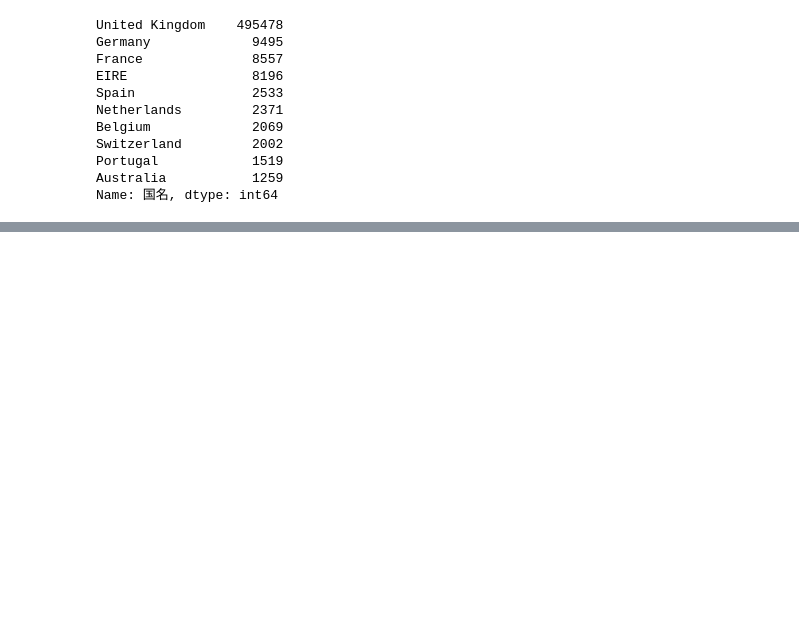
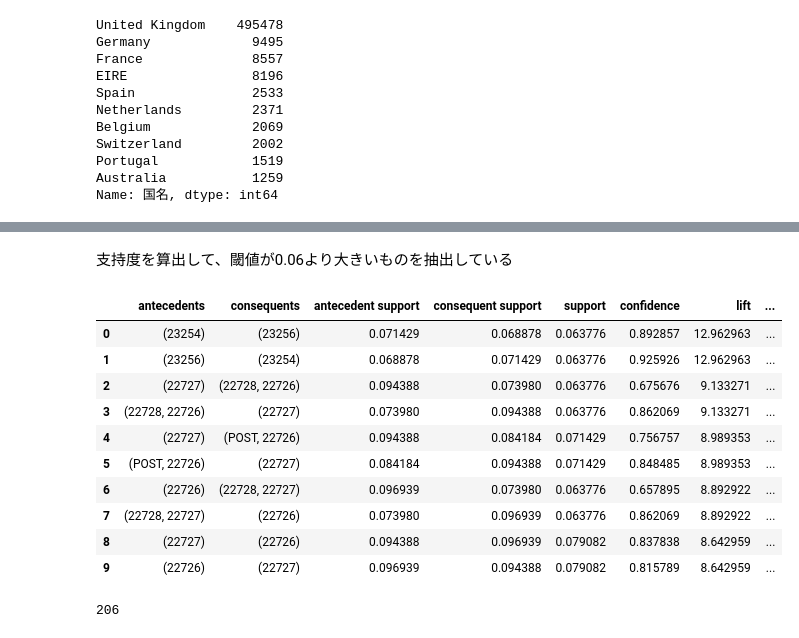
Before and after one commit to Syozaburo/Machine_learning_practice, a Jupyter notebook: Online-Retail.dataset/Association analysis.ipynb, the cells around one changed output, grey strips where cells are left out. Cells and saved outputs as stored; diff of their text form; code cells hidden in the pictures; blank space fills up the shorter version.

```diff
--- a/Online-Retail.dataset/Association analysis.ipynb
+++ b/Online-Retail.dataset/Association analysis.ipynb
@@ -61,0 +104,6 @@ Name: 国名, dtype: int64
+# %%
+#発注番号と商品番号をキーに商品個数を集計する
+w1 = df3.groupby(['発注番号', '商品番号'])['商品個数'].sum()
+
+#結果確認
+display(w1.head())
@@ -61,0 +118,9 @@ Name: 国名, dtype: int64
+# %%
+#商品番号を列に移動(unstack関数の利用)
+w2 = w1.unstack().reset_index().fillna(0).set_index('発注番号')
+
+#サイズ確認
+print(w2.shape)
+
+#結果確認
+display(w2.head())
@@ -61,0 +137,6 @@ Name: 国名, dtype: int64
+# %%
+#集計結果が正か0かでTrue/Falseを設定
+basket_df = w2.apply(lambda x: x>0)
+
+#結果確認
+display(basket_df.head())
@@ -61,0 +156,11 @@ Name: 国名, dtype: int64
+# %%
+#アプリオリによる分析
+freq_items1 = apriori(basket_df, min_support = 0.06,
+                      use_colnames = True)
+
+#結果確認
+display(freq_items1.sort_values('support',
+            ascending = False).head(10))
+
+#itemset 数確認
+print(freq_items1.shape[0])
@@ -61,0 +180,28 @@ Name: 国名, dtype: int64
+# %% [markdown]
+支持度を算出して、閾値が0.06より大きいものを抽出している
+# %%
+#アソシエーションルールの抽出
+a_rules1 = association_rules(freq_items1, metric = 'lift',
+             min_threshold = 1)
+
+#リフト値でソート
+a_rules1 = a_rules1.sort_values('lift',
+        ascending = False).reset_index(drop=True)
+
+#結果確認
+display(a_rules1.head(10))
+#ルール確認
+print(a_rules1.shape[0])
+# %% [output]
+|  | antecedents | consequents | antecedent support | consequent support | support | confidence | lift | ... |
+| 0 | (23254) | (23256) | 0.071429 | 0.068878 | 0.063776 | 0.892857 | 12.962963 | ... |
+| 1 | (23256) | (23254) | 0.068878 | 0.071429 | 0.063776 | 0.925926 | 12.962963 | ... |
+| 2 | (22727) | (22728, 22726) | 0.094388 | 0.073980 | 0.063776 | 0.675676 | 9.133271 | ... |
+| 3 | (22728, 22726) | (22727) | 0.073980 | 0.094388 | 0.063776 | 0.862069 | 9.133271 | ... |
+| 4 | (22727) | (POST, 22726) | 0.094388 | 0.084184 | 0.071429 | 0.756757 | 8.989353 | ... |
+| 5 | (POST, 22726) | (22727) | 0.084184 | 0.094388 | 0.071429 | 0.848485 | 8.989353 | ... |
+| 6 | (22726) | (22728, 22727) | 0.096939 | 0.073980 | 0.063776 | 0.657895 | 8.892922 | ... |
+| 7 | (22728, 22727) | (22726) | 0.073980 | 0.096939 | 0.063776 | 0.862069 | 8.892922 | ... |
+| 8 | (22727) | (22726) | 0.094388 | 0.096939 | 0.079082 | 0.837838 | 8.642959 | ... |
+| 9 | (22726) | (22727) | 0.096939 | 0.094388 | 0.079082 | 0.815789 | 8.642959 | ... |
+206
```
Also changed, not shown: parts of 11 cells of this notebook.
